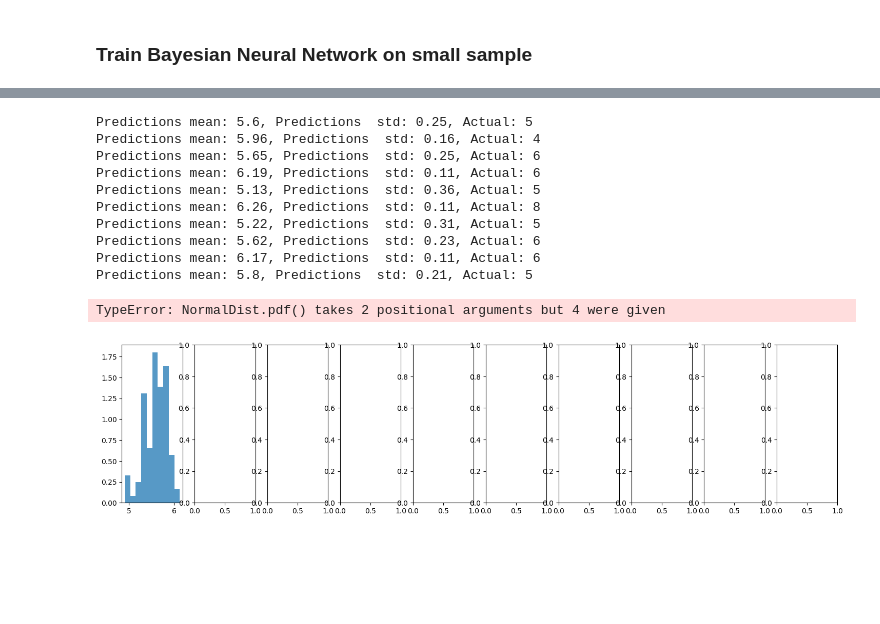
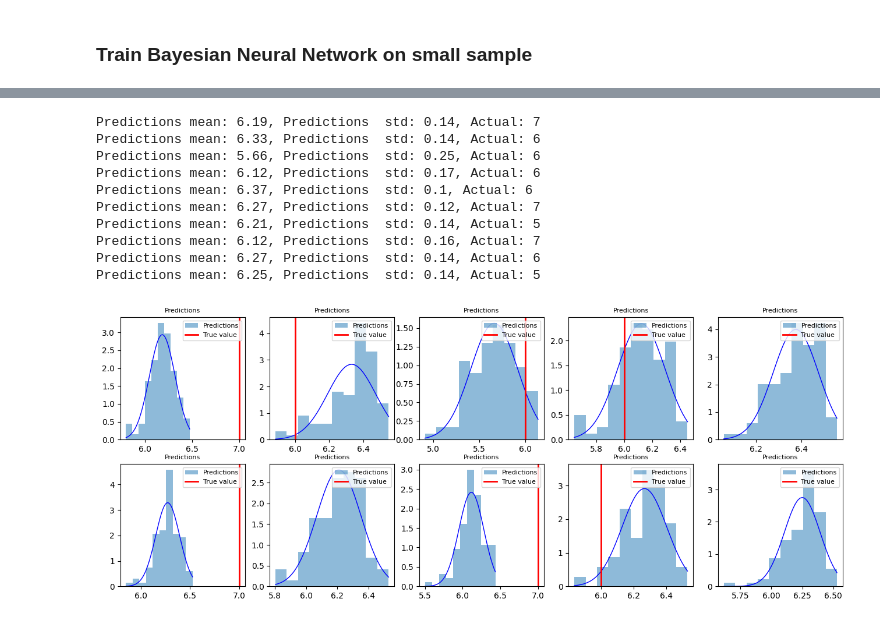
Before and after one commit to asierabreu/bayesian, a Jupyter notebook: notebooks/classification_bnn.ipynb, the cells around one changed output, grey strips where cells are left out. Saved outputs shown, nothing was run; the diff lists cells and outputs as text; code cells hidden in the pictures; blank space fills up the shorter version.

```diff
--- a/notebooks/classification_bnn.ipynb
+++ b/notebooks/classification_bnn.ipynb
@@ -357,7 +357,7 @@ examples, targets = list(ds_test.unbatch().shuffle(batch_size * 10).batch(sample
     0
 ]
 
-predicted = nn_model(examples).numpy()
+predicted = standard(examples).numpy()
 for idx in range(sample):
     print(f"Predicted: {round(float(predicted[idx][0]), 1)} - Actual: {targets[idx]}")
 # %% [output]
@@ -481,42 +458,47 @@ def compute_predictions(model, input=None, iterations=100 , n_samples=10):
 
     return predicted
 
-def display_predictions(predictions=[], target_values=[], n_samples=10,n_bins=10,figsize=(15,6)):
-    f,axs=plt.subplots(1,n_samples,figsize=figsize)
-    for i in range(n_samples):
-        data=list(predictions[i])
-        # normal distribution from the data
-        norm = NormalDist.from_samples(data)
-        mu = norm.mean
-        sigma = norm.stdev
-        # plot the predictions
-        n, bins, patches = axs[i].hist(data, n_bins, density=True, alpha=0.75)
-        # add the fitted normal distribution line
-        x = np.linspace(min(data),max(data),50)
-        l = plt.plot(x, norm.pdf(x), 'g--', linewidth=2)
-        axs[i].set_title(r'$Predictions \mu=%.3f,\ \sigma=%.3f$' %(mu, sigma))
-        # add the true target value
-        axs[i].axvline(x=target_values[i],color='red',lw=2)
+def display_predictions(predictions=[], target_values=[], n_samples=10,n_bins=10,figsize=(15,6),n_rows=2,n_cols=5):
+    f,axs=plt.subplots(n_rows,n_cols,figsize=figsize)
+    k=0
+    for i in range(n_rows):
+        for j in range(n_cols):
+            data=list(predictions[k])
+            # normal distribution from the data
+            norm = NormalDist.from_samples(data)
+            mu = norm.mean
+            sigma = norm.stdev
+            # plot the predictions
+            axs[i][j].hist(data, n_bins, density=True, alpha=0.5,label='Predictions')
+            # add the fitted normal distribution line
+            x = np.linspace(min(data),max(data),50)
+            pdf = [norm.pdf(i) for i in x]
+            axs[i][j].plot(x, pdf, 'b', linewidth=1)
+            title='Predictions'
+            axs[i][j].set_title(title,fontsize=8)
+            # add the true target value
+            axs[i][j].axvline(x=target_values[k],color='red',lw=2,label='True value')
+            axs[i][j].legend(loc='upper right',fontsize=8)
+            k+=1
 # %%
 predictions=compute_predictions(
-    model=bayes_nn_model_small,
+    model=bayesian,
     input=examples,
     )
 
 display_predictions(
     predictions=predictions,
     target_values=targets,
-    figsize=(18,4))
+    figsize=(16,6))
 # %% [output]
-Predictions mean: 5.6, Predictions  std: 0.25, Actual: 5
-Predictions mean: 5.96, Predictions  std: 0.16, Actual: 4
-Predictions mean: 5.65, Predictions  std: 0.25, Actual: 6
-Predictions mean: 6.19, Predictions  std: 0.11, Actual: 6
-Predictions mean: 5.13, Predictions  std: 0.36, Actual: 5
-Predictions mean: 6.26, Predictions  std: 0.11, Actual: 8
-Predictions mean: 5.22, Predictions  std: 0.31, Actual: 5
-Predictions mean: 5.62, Predictions  std: 0.23, Actual: 6
-Predictions mean: 6.17, Predictions  std: 0.11, Actual: 6
-Predictions mean: 5.8, Predictions  std: 0.21, Actual: 5
+Predictions mean: 6.19, Predictions  std: 0.14, Actual: 7
+Predictions mean: 6.33, Predictions  std: 0.14, Actual: 6
+Predictions mean: 5.66, Predictions  std: 0.25, Actual: 6
+Predictions mean: 6.12, Predictions  std: 0.17, Actual: 6
+Predictions mean: 6.37, Predictions  std: 0.1, Actual: 6
+Predictions mean: 6.27, Predictions  std: 0.12, Actual: 7
+Predictions mean: 6.21, Predictions  std: 0.14, Actual: 5
+Predictions mean: 6.12, Predictions  std: 0.16, Actual: 7
+Predictions mean: 6.27, Predictions  std: 0.14, Actual: 6
+Predictions mean: 6.25, Predictions  std: 0.14, Actual: 5
-TypeError: NormalDist.pdf() takes 2 positional arguments but 4 were given
-[figure, old version]
+[figure, new version]
```
Also changed, not shown: parts of 18 cells of this notebook.
